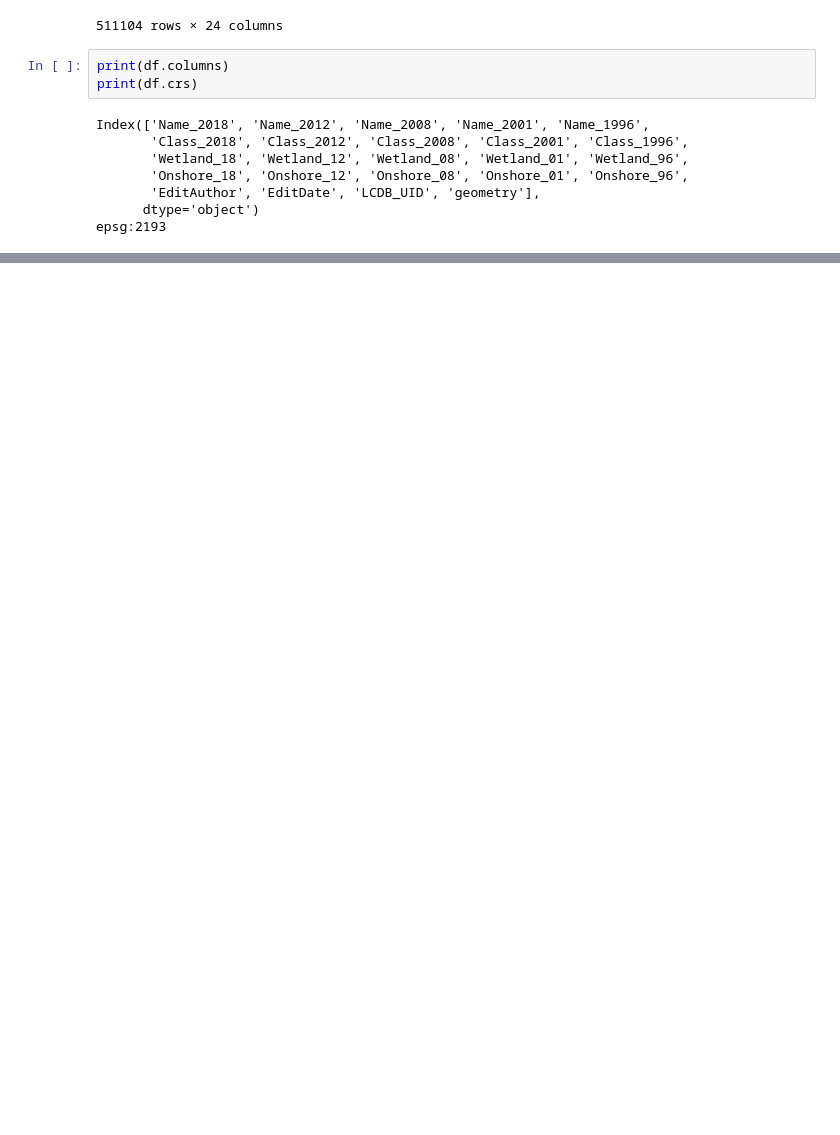
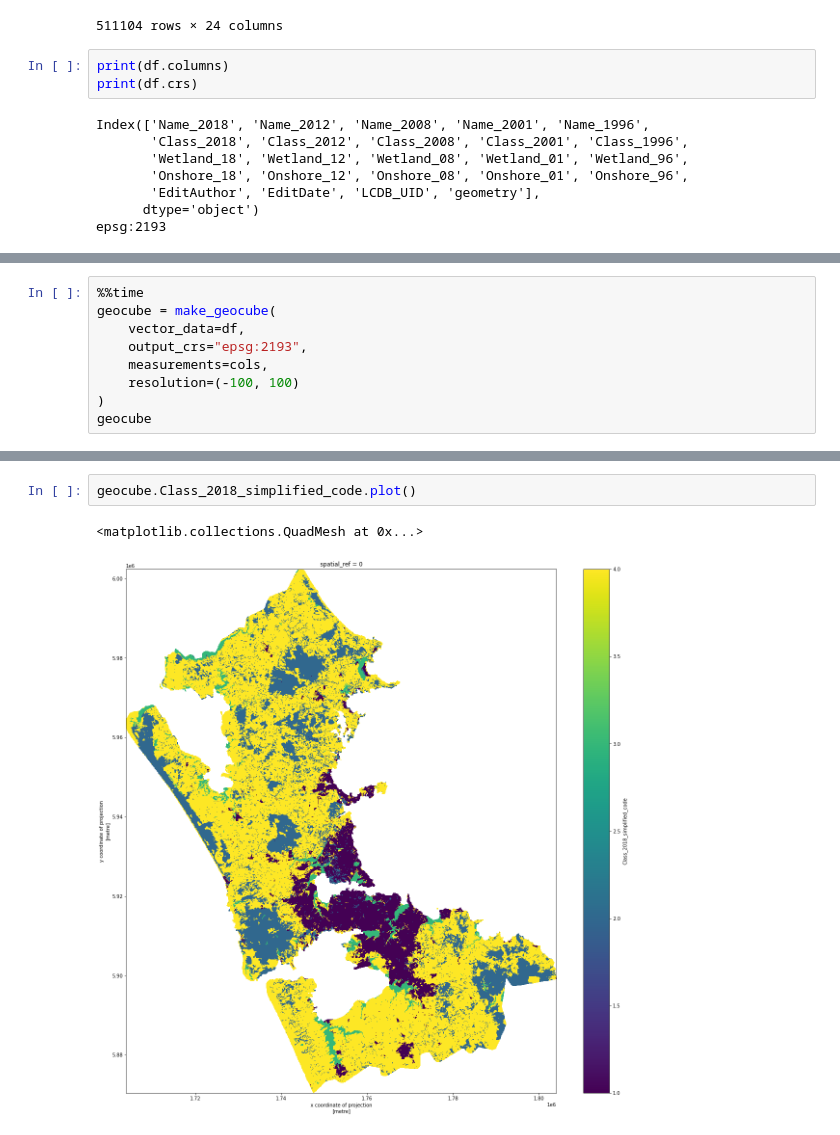
Before and after one commit to rutulUOA/land_use, a Jupyter notebook: preprocess.ipynb, the cells around one changed output, grey strips where cells are left out. Cells and saved outputs as stored; diff of their text form; blank space fills up the shorter version.

Commit message:
use geocube to rasterize

```diff
--- a/preprocess.ipynb
+++ b/preprocess.ipynb
@@ -128,0 +150,9 @@ df.plot(column='Class_2018_simplified', legend=True)
+# %%
+%%time
+geocube = make_geocube(
+    vector_data=df,
+    output_crs="epsg:2193",
+    measurements=cols,
+    resolution=(-100, 100)
+)
+geocube
@@ -128,0 +176,5 @@ df.plot(column='Class_2018_simplified', legend=True)
+# %%
+geocube.Class_2018_simplified_code.plot()
+# %% [output]
+<matplotlib.collections.QuadMesh at 0x...>
+[figure, added]
```
Also changed, not shown: parts of 11 cells of this notebook, 3 other files.
